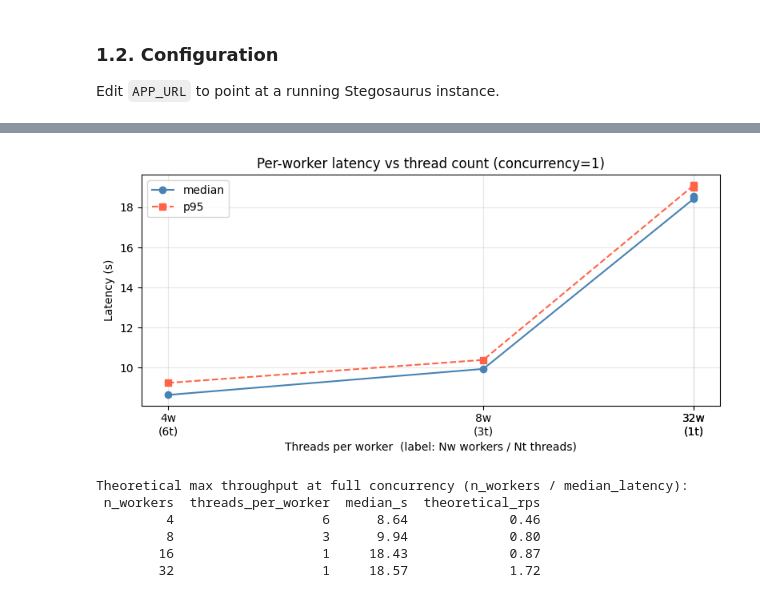
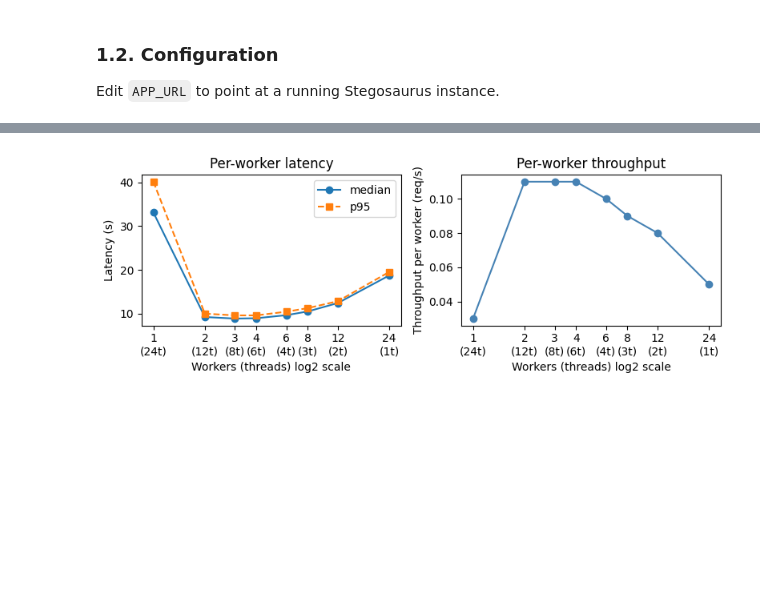
Before and after one commit to gperdrizet/stegosaurus, a Jupyter notebook: notebooks/03-scaling_experiment.ipynb, the cells around one changed output, grey strips where cells are left out. Saved outputs shown, nothing was run; the diff lists cells and outputs as text; code cells hidden in the pictures; blank space fills up the shorter version.

```diff
--- a/notebooks/03-scaling_experiment.ipynb
+++ b/notebooks/03-scaling_experiment.ipynb
@@ -203,0 +444,16 @@ plt.show()
+# %%
+if df_sweep is None:
+    print('No worker sweep data. Run the measurement cell above.')
+else:
+    x = df_sweep['max_workers']
+
+    fig, ax = plt.subplots(figsize=(4, 3))
+    ax.set_title(f'Latency vs worker count (concurrency={SWEEP_CONCURRENCY})')
+    ax.plot(x, df_sweep['median_s'], marker='o', label='median')
+    ax.plot(x, df_sweep['p95_s'], marker='s', linestyle='--', label='p95')
+    ax.set_xlabel('max_workers')
+    ax.set_ylabel('Latency (s)')
+    ax.legend()
+    plt.tight_layout()
+    fig.savefig(FIGURES_DIR / '03-3.1.3-latency-vs-workers.jpg', dpi=300, bbox_inches='tight')
+    plt.show()
@@ -447,45 +641,35 @@ Saved 1 to /workspaces/stegosaurus/notebooks/data/thread_sweep_rows.json
 # %%
-if len(df_thread_sweep) < 2:
+if df_thread_sweep is None or len(df_thread_sweep) < 2:
     print('Run the cell above for at least 2 worker counts before plotting.')
 
 else:
-    x = df_thread_sweep['threads_per_worker']
-    labels = [
-        f'{row.n_workers}w\n({row.threads_per_worker}t)'
+    x = df_thread_sweep['n_workers']
+    x_labels = [
+        f'{row.n_workers}\n({row.threads_per_worker}t)'
         for row in df_thread_sweep.itertuples()
     ]
 
-    fig, ax = plt.subplots(figsize=(8, 4))
-    ax.set_title('Per-worker latency vs thread count (concurrency=1)')
-    ax.plot(x, df_thread_sweep['median_s'], marker='o', label='median', color='steelblue')
-    ax.plot(x, df_thread_sweep['p95_s'], marker='s', linestyle='--', label='p95', color='tomato')
-    ax.set_xticks(x)
-    ax.set_xticklabels(labels)
-    ax.set_xlabel('Threads per worker  (label: Nw workers / Nt threads)')
-    ax.set_ylabel('Latency (s)')
-    ax.invert_xaxis()   # more workers → fewer threads → moving left feels natural
-    ax.legend()
+    fig, (ax1, ax2) = plt.subplots(1, 2, figsize=(8, 3))
+
+    for ax in (ax1, ax2):
+        ax.set_xscale('log', base=2)
+        ax.set_xticks(x)
+        ax.set_xticklabels(x_labels)
+        ax.set_xlabel('Workers (threads) log2 scale')
+
+    ax1.set_title('Per-worker latency')
+    ax1.plot(x, df_thread_sweep['median_s'], marker='o', label='median')
+    ax1.plot(x, df_thread_sweep['p95_s'], marker='s', linestyle='--', label='p95')
+    ax1.set_ylabel('Latency (s)')
+    ax1.legend()
+
+    ax2.set_title('Per-worker throughput')
+    ax2.plot(x, df_thread_sweep['throughput_rps'], marker='o', color='steelblue')
+    ax2.set_ylabel('Throughput per worker (req/s)')
+
     plt.tight_layout()
+    fig.savefig(FIGURES_DIR / '03-4.2.1-per-worker-latency-throughput.jpg', dpi=300, bbox_inches='tight')
     plt.show()
-
-    # Also show the throughput headroom: at SWEEP_CONCURRENCY concurrent callers,
-    # N workers with median latency L can serve N/L requests/s theoretical max.
-    df_thread_sweep['theoretical_rps'] = (
-        df_thread_sweep['n_workers'] / df_thread_sweep['median_s']
-    ).round(2)
-
-    print('\nTheoretical max throughput at full concurrency (n_workers / median_latency):')
-    print(
-        df_thread_sweep[
-            ['n_workers', 'threads_per_worker', 'median_s', 'theoretical_rps']
-        ].to_string(index=False)
-    )
 # %% [output]
-[figure, old version]
+[figure, new version]
-Theoretical max throughput at full concurrency (n_workers / median_latency):
- n_workers  threads_per_worker  median_s  theoretical_rps
-         4                   6      8.64             0.46
-         8                   3      9.94             0.80
-        16                   1     18.43             0.87
-        32                   1     18.57             1.72
 # %% [markdown]
```
Also changed, not shown: parts of 47 cells of this notebook, 7 other files.
